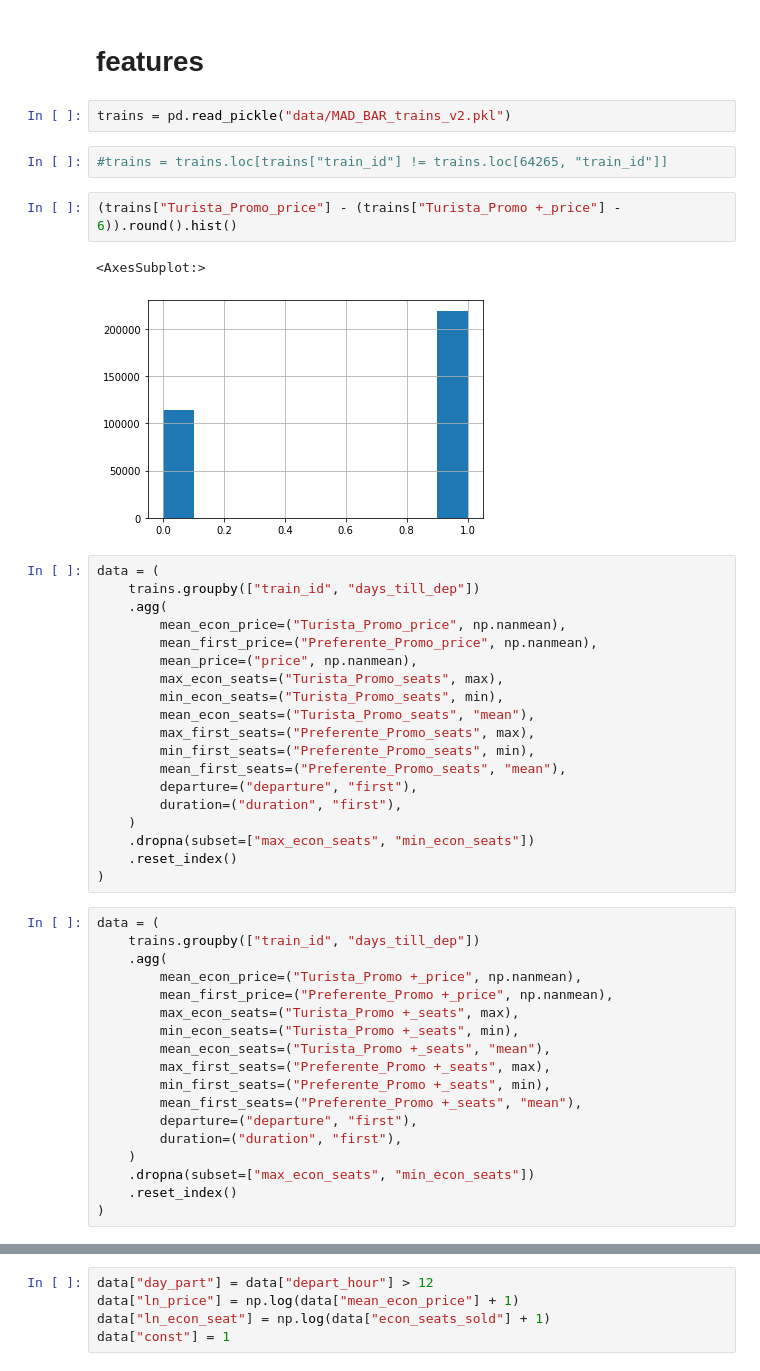
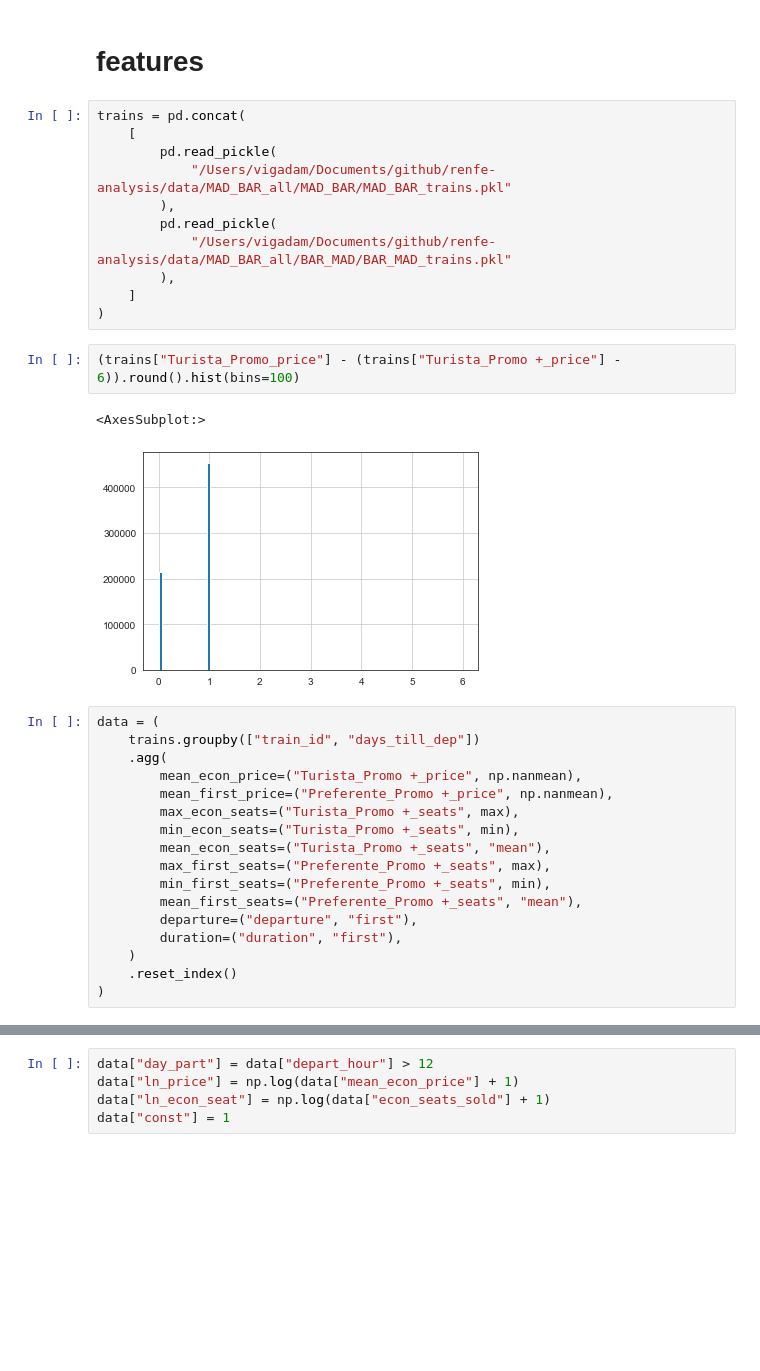
Before and after one commit to arturvelk/renfe-analysis, a Jupyter notebook: data-anal.ipynb, the cells around one changed output, grey strips where cells are left out. Cells and saved outputs as stored; diff of their text form; blank space fills up the shorter version.

```diff
--- a/data-anal.ipynb
+++ b/data-anal.ipynb
@@ -14,51 +14,38 @@ from linearmodels import IV2SLS, IVLIML, IVGMM, IVGMMCUE
 from linearmodels import PanelOLS
 # %% [markdown]
 # features
-# %%
-trains = pd.read_pickle("data/MAD_BAR_trains_v2.pkl")
-# %%
-#trains = trains.loc[trains["train_id"] != trains.loc[64265, "train_id"]]
+# %%
+trains = pd.concat(
+    [
+        pd.read_pickle(
+            "/Users/vigadam/Documents/github/renfe-analysis/data/MAD_BAR_all/MAD_BAR/MAD_BAR_trains.pkl"
+        ),
+        pd.read_pickle(
+            "/Users/vigadam/Documents/github/renfe-analysis/data/MAD_BAR_all/BAR_MAD/BAR_MAD_trains.pkl"
+        ),
+    ]
+)
 # %%
-(trains["Turista_Promo_price"] - (trains["Turista_Promo +_price"] - 6)).round().hist()
+(trains["Turista_Promo_price"] - (trains["Turista_Promo +_price"] - 6)).round().hist(bins=100)
 # %% [output]
 <AxesSubplot:>
-[figure, old version]
+[figure, new version]
 # %%
 data = (
     trains.groupby(["train_id", "days_till_dep"])
     .agg(
-        mean_econ_price=("Turista_Promo_price", np.nanmean),
-        mean_first_price=("Preferente_Promo_price", np.nanmean),
-        mean_price=("price", np.nanmean),
-        max_econ_seats=("Turista_Promo_seats", max),
-        min_econ_seats=("Turista_Promo_seats", min),
-        mean_econ_seats=("Turista_Promo_seats", "mean"),
-        max_first_seats=("Preferente_Promo_seats", max),
-        min_first_seats=("Preferente_Promo_seats", min),
-        mean_first_seats=("Preferente_Promo_seats", "mean"),
+        mean_econ_price=("Turista_Promo +_price", np.nanmean),
+        mean_first_price=("Preferente_Promo +_price", np.nanmean),
+        max_econ_seats=("Turista_Promo +_seats", max),
+        min_econ_seats=("Turista_Promo +_seats", min),
+        mean_econ_seats=("Turista_Promo +_seats", "mean"),
+        max_first_seats=("Preferente_Promo +_seats", max),
+        min_first_seats=("Preferente_Promo +_seats", min),
+        mean_first_seats=("Preferente_Promo +_seats", "mean"),
         departure=("departure", "first"),
         duration=("duration", "first"),
     )
-    .dropna(subset=["max_econ_seats", "min_econ_seats"])
     .reset_index()
 )
-# %%
-data = (
-    trains.groupby(["train_id", "days_till_dep"])
-    .agg(
-        mean_econ_price=("Turista_Promo +_price", np.nanmean),
-        mean_first_price=("Preferente_Promo +_price", np.nanmean),
-        max_econ_seats=("Turista_Promo +_seats", max),
-        min_econ_seats=("Turista_Promo +_seats", min),
-        mean_econ_seats=("Turista_Promo +_seats", "mean"),
-        max_first_seats=("Preferente_Promo +_seats", max),
-        min_first_seats=("Preferente_Promo +_seats", min),
-        mean_first_seats=("Preferente_Promo +_seats", "mean"),
-        departure=("departure", "first"),
-        duration=("duration", "first"),
-    )
-    .dropna(subset=["max_econ_seats", "min_econ_seats"])
-    .reset_index()
-)
 # %%
 data["econ_seats_sold"] = (data["max_econ_seats"] - data["min_econ_seats"]).round()
```
Also changed, not shown: parts of 62 cells of this notebook, 14 other files.
